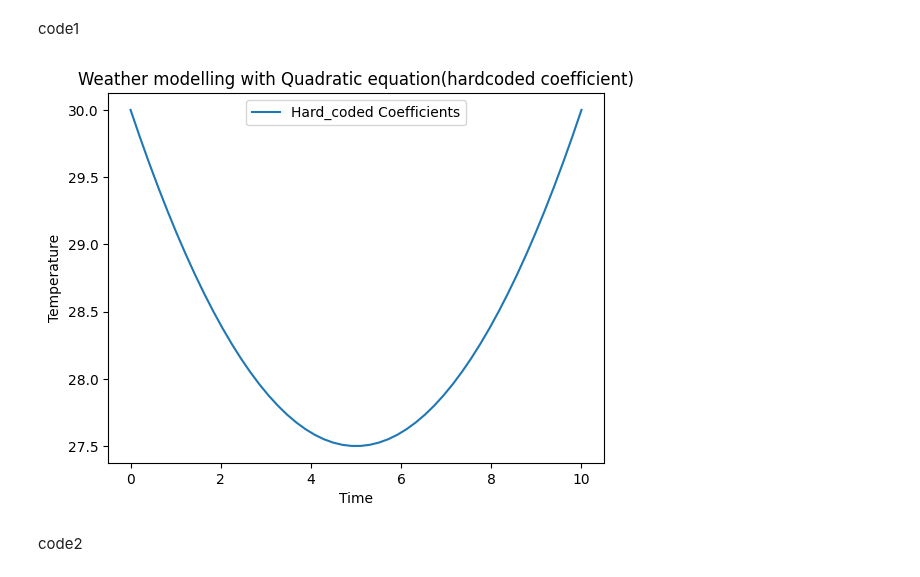
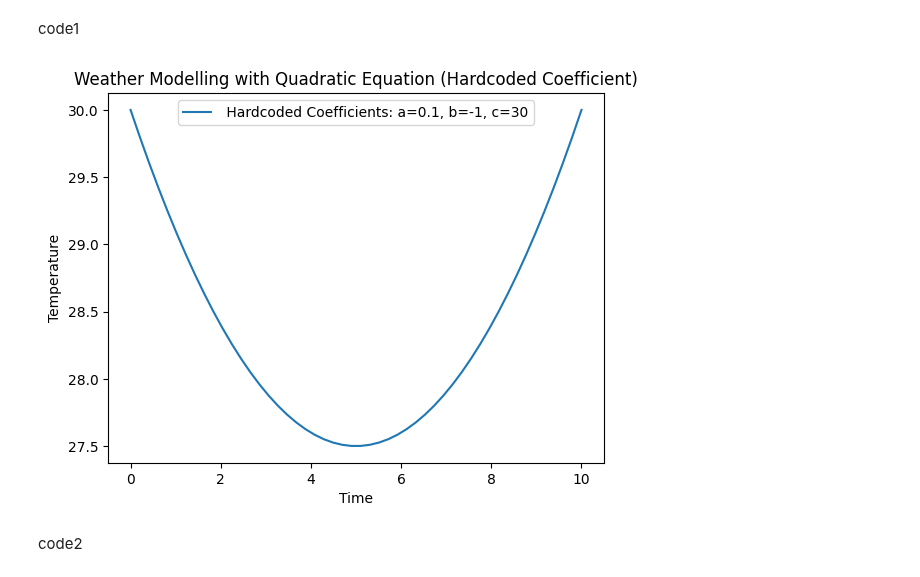
Before and after one commit to Jayadeep111/SE-Lab1, a Jupyter notebook: SELab1.ipynb, the cells around one changed output. Saved outputs shown, nothing was run; the diff lists cells and outputs as text; code cells hidden in the pictures.

```diff
--- a/SELab1.ipynb
+++ b/SELab1.ipynb
@@ -5,25 +5,35 @@ code1
 # %%
 import matplotlib.pyplot as plt
 import numpy as np
-def quadratic_model(time):
-  a=0.1
-  b=-1
-  c=30
-  temperature = a*(time**2)+b*time+c
-  return temperature
+
+def quadratic_model(time, a, b, c):
+    temperature = a * (time**2) + b * time + c
+    return temperature
+
 def main():
-  time_values = np.linspace(0,10,50)
-  temperature_hardcoded = quadratic_model(time_values)
-  plt.plot(time_values,temperature_hardcoded,label='Hard_coded Coefficients')
-  plt.xlabel('Time')
-  plt.ylabel('Temperature')
-  plt.legend()
-  plt.title('Weather modelling with Quadratic equation(hardcoded coefficient)')
-  plt.show()
-if__name__="main"
-main()
+    time_values = np.linspace(0, 10, 50)
+
+    # Hardcoded coefficients
+    a = 0.1
+    b = -1
+    c = 30
+
+    temperature_hardcoded = quadratic_model(time_values, a, b, c)
+
+    # Include the coefficients in the plot label
+    label = f' Hardcoded Coefficients: a={a}, b={b}, c={c}'
+    plt.plot(time_values, temperature_hardcoded, label=label)
+
+    plt.xlabel('Time')
+    plt.ylabel('Temperature')
+    plt.legend()
+    plt.title('Weather Modelling with Quadratic Equation (Hardcoded Coefficient)')
+    plt.show()
+
+if __name__ == "__main__":
+    main()
 # %% [output]
-[figure, old version]
+[figure, new version]
 # %% [markdown]
 code2
 # %% [markdown]
```
Also changed, not shown: parts of 1 cell of this notebook.
